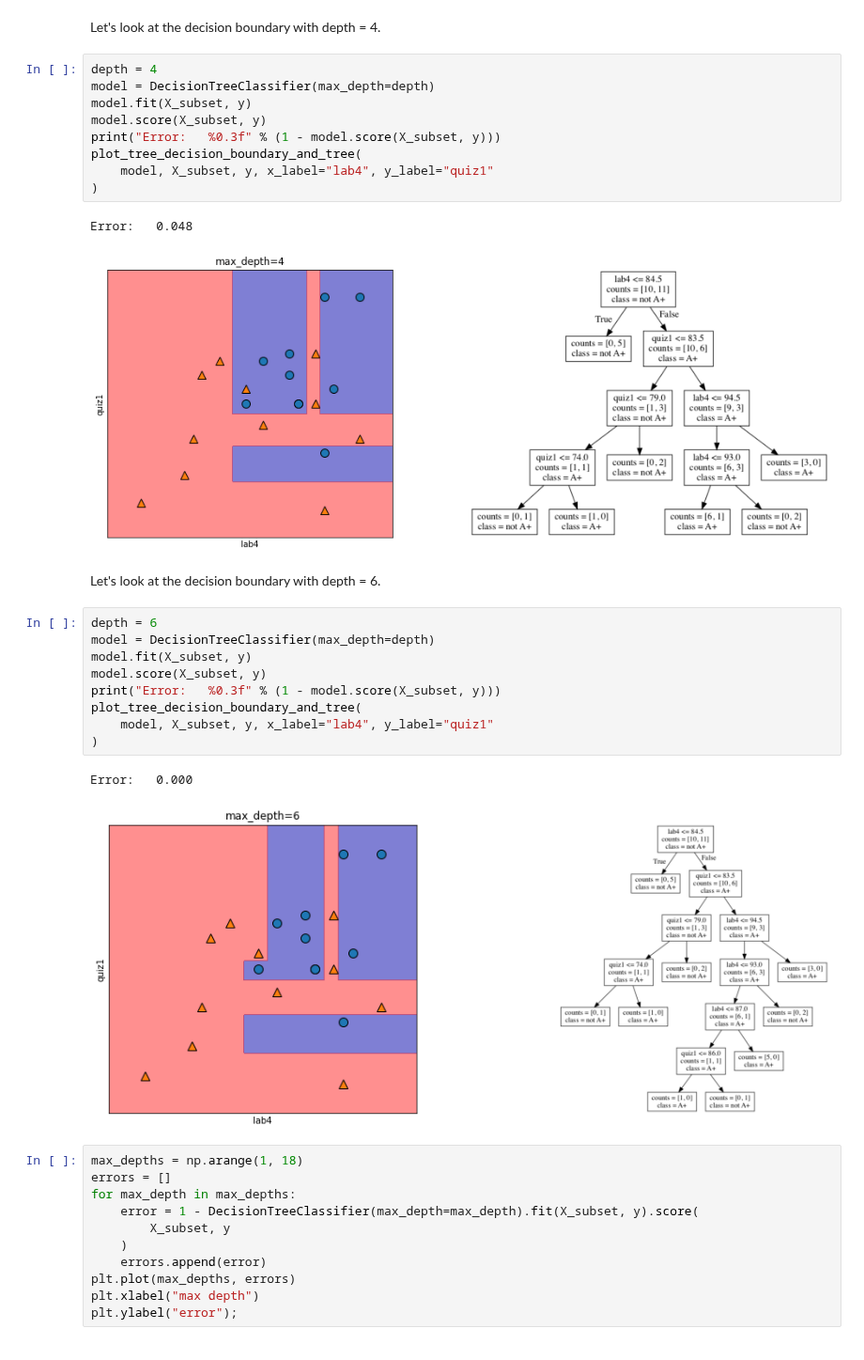
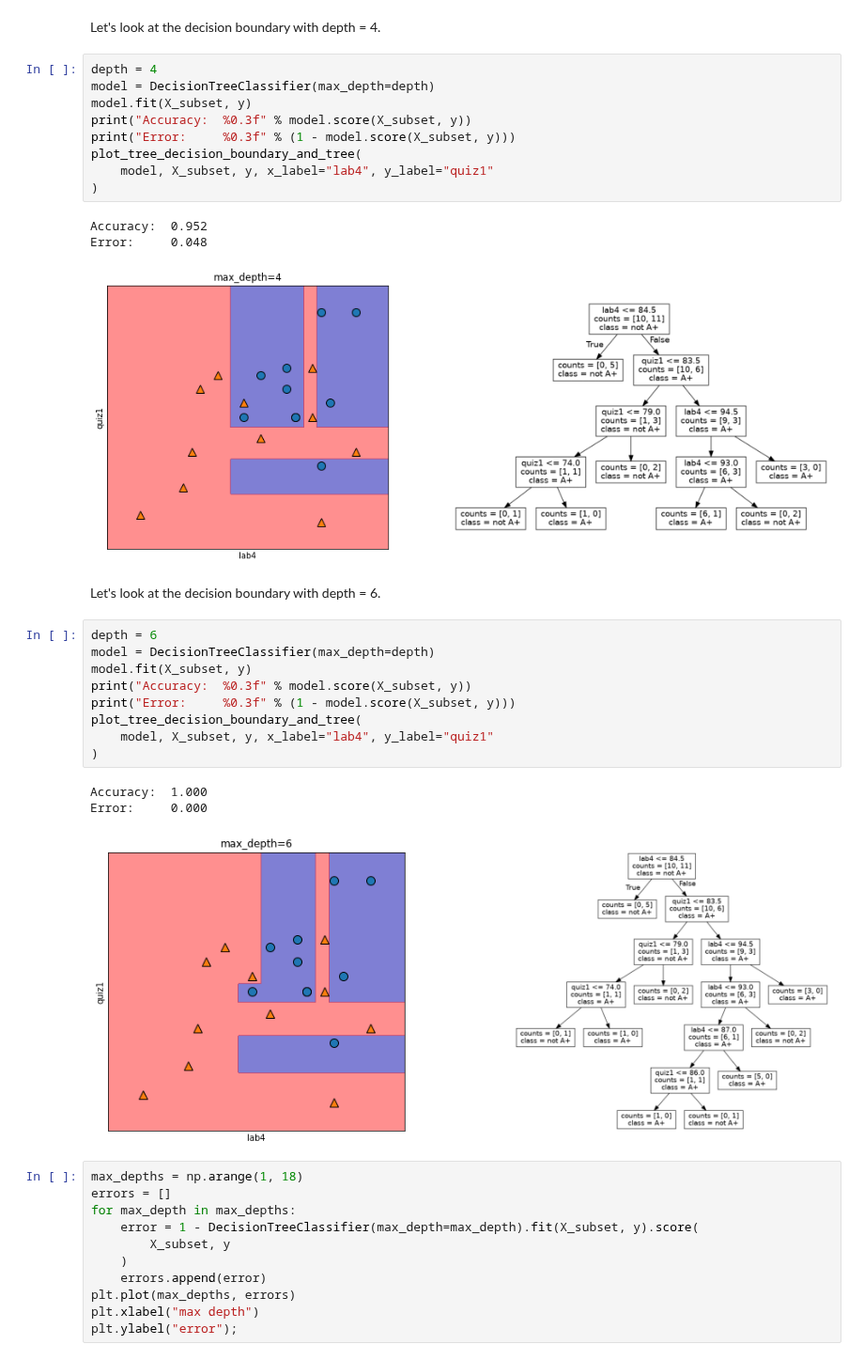
Before and after one commit to UBC-CS/cpsc330-2023s, a Jupyter notebook: lectures/03_ml-fundamentals.ipynb, the cells around one changed output. Shown at 94% size. Saved outputs shown, nothing was run; the diff lists cells and outputs as text.

```diff
--- a/lectures/03_ml-fundamentals.ipynb
+++ b/lectures/03_ml-fundamentals.ipynb
@@ -160,28 +136,30 @@ Let's look at the decision boundary with depth = 4.
 depth = 4
 model = DecisionTreeClassifier(max_depth=depth)
 model.fit(X_subset, y)
-model.score(X_subset, y)
-print("Error:   %0.3f" % (1 - model.score(X_subset, y)))
+print("Accuracy:  %0.3f" % model.score(X_subset, y))
+print("Error:     %0.3f" % (1 - model.score(X_subset, y)))
 plot_tree_decision_boundary_and_tree(
     model, X_subset, y, x_label="lab4", y_label="quiz1"
 )
 # %% [output]
-Error:   0.048
+Accuracy:  0.952
+Error:     0.048
-[figure, old version]
+[figure, new version]
 # %% [markdown]
 Let's look at the decision boundary with depth = 6.
 # %%
 depth = 6
 model = DecisionTreeClassifier(max_depth=depth)
 model.fit(X_subset, y)
-model.score(X_subset, y)
-print("Error:   %0.3f" % (1 - model.score(X_subset, y)))
+print("Accuracy:  %0.3f" % model.score(X_subset, y))
+print("Error:     %0.3f" % (1 - model.score(X_subset, y)))
 plot_tree_decision_boundary_and_tree(
     model, X_subset, y, x_label="lab4", y_label="quiz1"
 )
 # %% [output]
-Error:   0.000
+Accuracy:  1.000
+Error:     0.000
-[figure, old version]
+[figure, new version]
 # %%
 max_depths = np.arange(1, 18)
 errors = []
```
Also changed, not shown: parts of 32 cells of this notebook.
